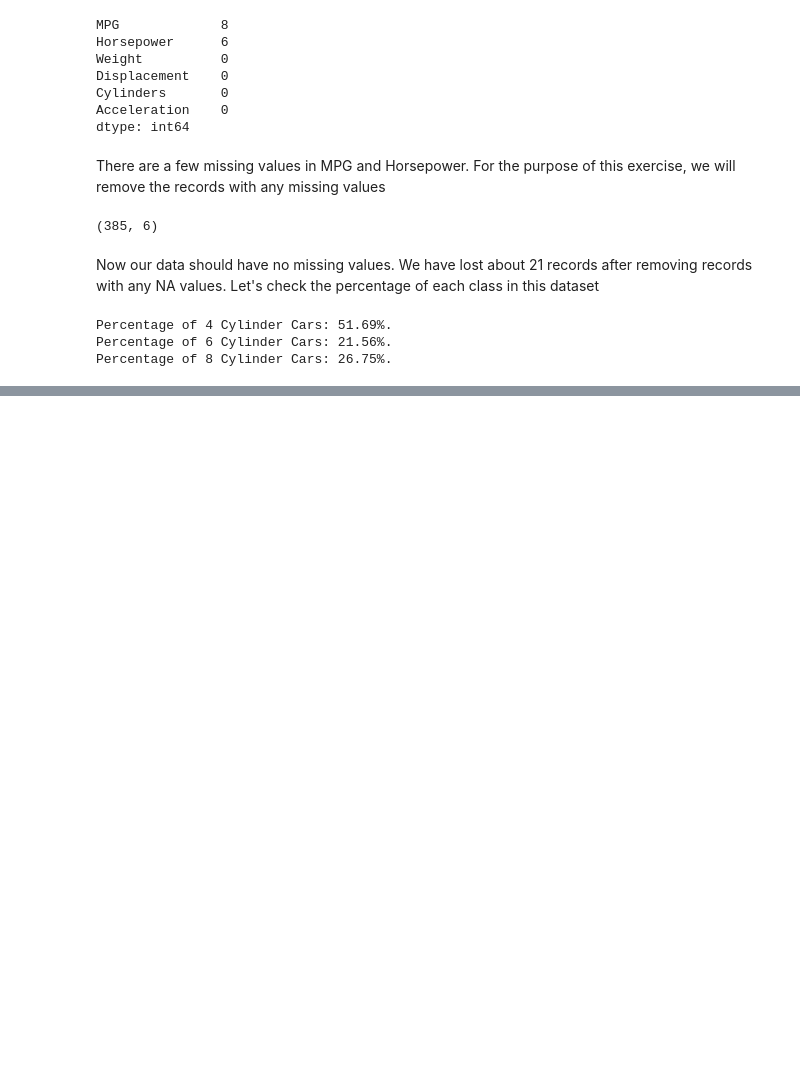
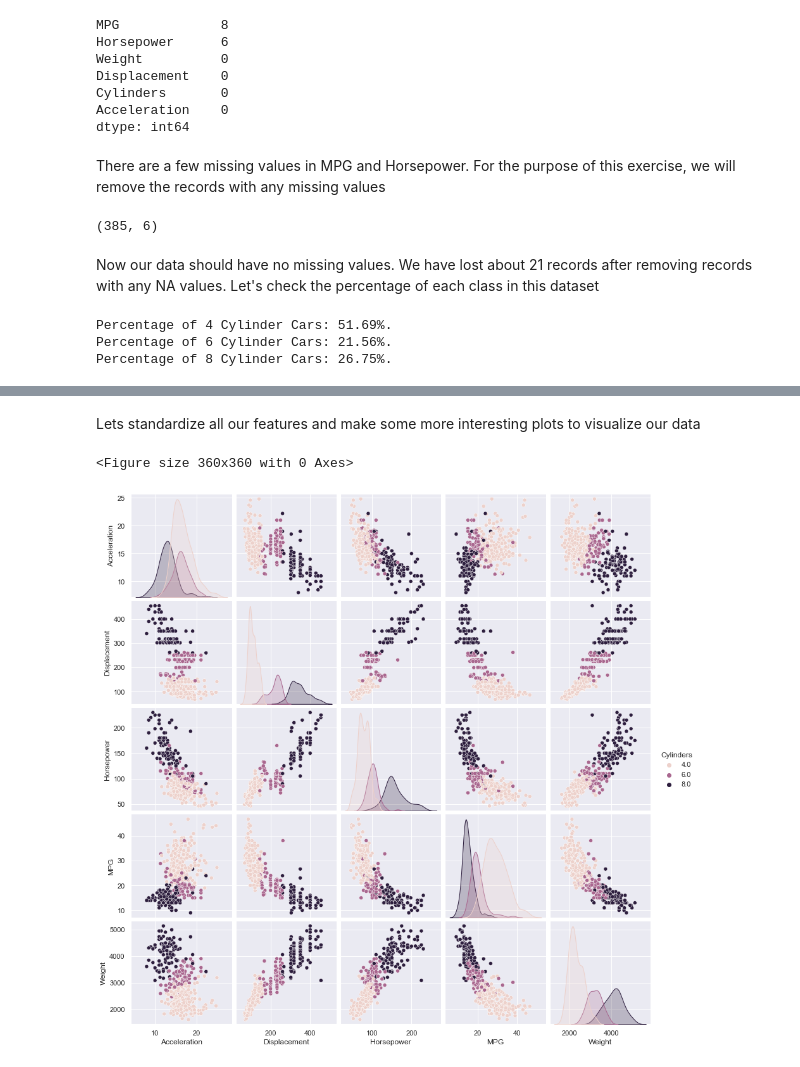
Before and after one commit to shayansoh/Distance-Metrics-in-Clustering, a Jupyter notebook: Distance Comparison in Clustering.ipynb, the cells around one changed output, grey strips where cells are left out. Cells and saved outputs as stored; diff of their text form; code cells hidden in the pictures; blank space fills up the shorter version.

```diff
--- a/Distance Comparison in Clustering.ipynb
+++ b/Distance Comparison in Clustering.ipynb
@@ -88,0 +110,2 @@ Percentage of 8 Cylinder Cars: 26.75%.
+# %% [markdown]
+Lets standardize all our features and make some more interesting plots to visualize our data
@@ -88,0 +117,7 @@ Percentage of 8 Cylinder Cars: 26.75%.
+# %%
+plt.figure(figsize=[5,5])
+sns.pairplot(df, hue="Cylinders")
+plt.show()
+# %% [output]
+<Figure size 360x360 with 0 Axes>
+[figure, added]
```
Also changed, not shown: parts of 26 cells of this notebook, 1 other file.
